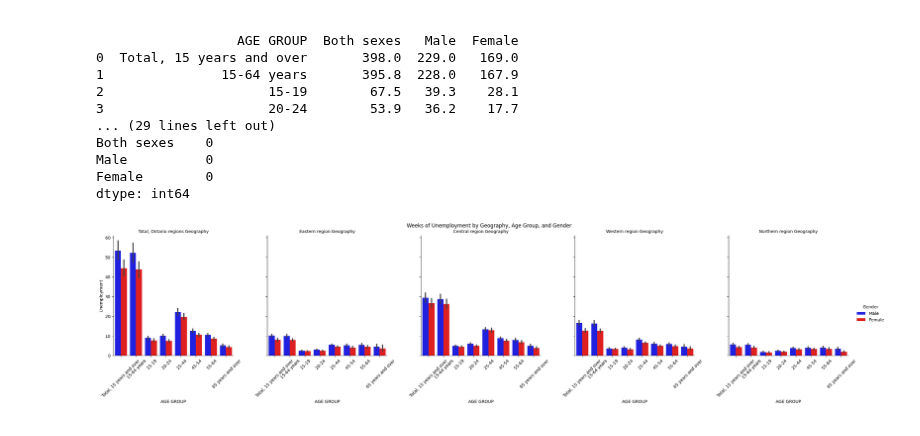
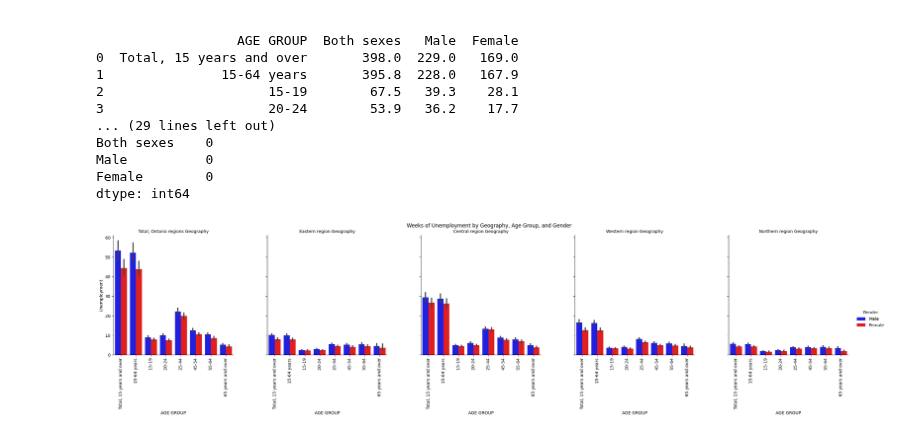
Before and after one commit to VladSaaS/peopleanlaytics, a Jupyter notebook: Ontario Unemployment Duration/ontario_unemployment_duration.ipynb, the cells around one changed output. Drawn from its saved outputs; the diff is of its cells as text; code cells hidden in the pictures.

Commit message:
Adjusted graph label rotation for better reading.

```diff
--- a/Ontario Unemployment Duration/ontario_unemployment_duration.ipynb
+++ b/Ontario Unemployment Duration/ontario_unemployment_duration.ipynb
@@ -46,17 +46,17 @@ dtype: int64
 # %%
 # Plotting Unemployment Numbers by Age Group for both Males and Females
 
 # Melt dataframe to have a 'Gender' column
 df_melted = pd.melt(df, id_vars=['MONTH', 'GEOGRAPHY', 'DURATION', 'AGE GROUP'],
                     value_vars=['Male', 'Female'],
                     var_name='Gender', value_name='Unemployment')
 
 # Using catplot to visualize
 g = sns.catplot(data=df_melted, x='AGE GROUP', y='Unemployment', hue='Gender', col='GEOGRAPHY', kind='bar', height=5, aspect=1, palette=['blue', 'red'])
 g.set_titles("{col_name} Geography")
-g.set_xticklabels(rotation=45)
+g.set_xticklabels(rotation=90)
 plt.subplots_adjust(top=0.9)
 g.fig.suptitle('Weeks of Unemployment by Geography, Age Group, and Gender')
 plt.show()
 # %% [output]
-[figure, old version]
+[figure, new version]
```
